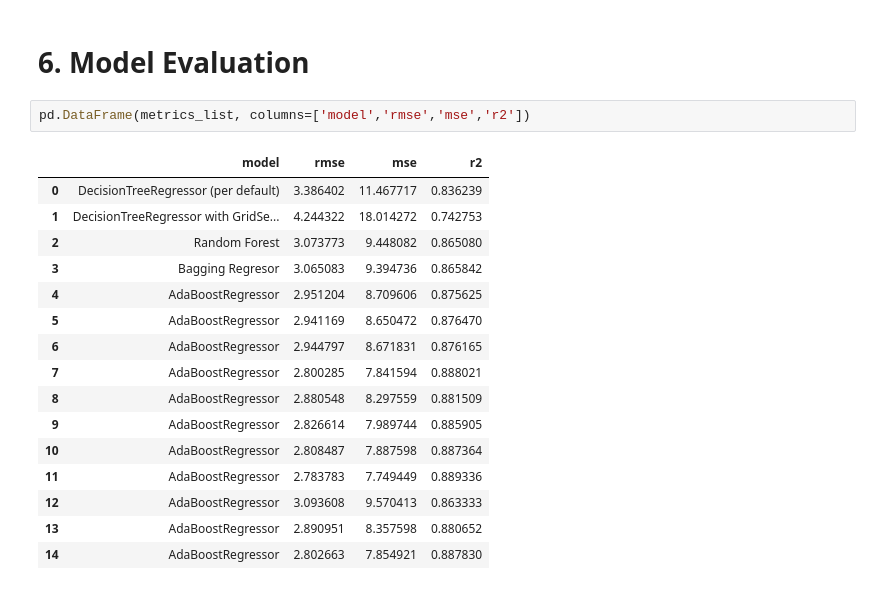
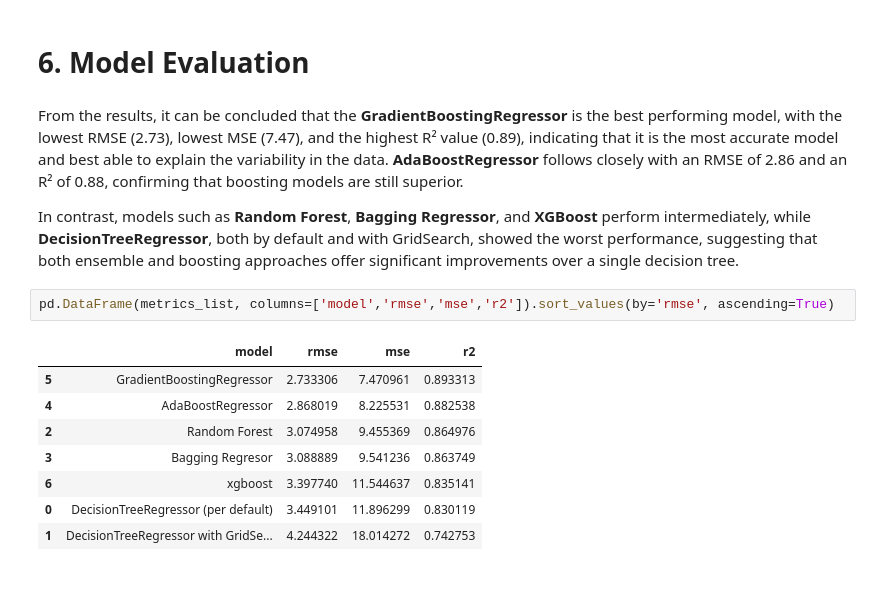
Before and after one commit to haroldeustaquio/Machine-Learning, a Jupyter notebook: Trees_and_Ensemble/Regression/Housing-Price-Prediction/testing.ipynb, the cells around one changed output. Drawn from its saved outputs; the diff is of its cells as text.

Commit message:
complete miniproject with ensamble models ... 100%

```diff
--- a/Trees_and_Ensemble/Regression/Housing-Price-Prediction/testing.ipynb
+++ b/Trees_and_Ensemble/Regression/Housing-Price-Prediction/testing.ipynb
@@ -236,21 +258,17 @@ residual_plot(y_test,predictions_6, gb)
 # %% [markdown]
 # 6. Model Evaluation
+# %% [markdown]
+From the results, it can be concluded that the **GradientBoostingRegressor** is the best performing model, with the lowest RMSE (2.73), lowest MSE (7.47), and the highest R² value (0.89), indicating that it is the most accurate model and best able to explain the variability in the data. **AdaBoostRegressor** follows closely with an RMSE of 2.86 and an R² of 0.88, confirming that boosting models are still superior.
+
+In contrast, models such as **Random Forest**, **Bagging Regressor**, and **XGBoost** perform intermediately, while **DecisionTreeRegressor**, both by default and with GridSearch, showed the worst performance, suggesting that both ensemble and boosting approaches offer significant improvements over a single decision tree.
 # %%
-pd.DataFrame(metrics_list, columns=['model','rmse','mse','r2'])
+pd.DataFrame(metrics_list, columns=['model','rmse','mse','r2']).sort_values(by='rmse', ascending=True)
 # %% [output]
 |  | model | rmse | mse | r2 |
-| 0 | DecisionTreeRegressor (per default) | 3.386402 | 11.467717 | 0.836239 |
+| 5 | GradientBoostingRegressor | 2.733306 | 7.470961 | 0.893313 |
+| 4 | AdaBoostRegressor | 2.868019 | 8.225531 | 0.882538 |
+| 2 | Random Forest | 3.074958 | 9.455369 | 0.864976 |
+| 3 | Bagging Regresor | 3.088889 | 9.541236 | 0.863749 |
+| 6 | xgboost | 3.397740 | 11.544637 | 0.835141 |
+| 0 | DecisionTreeRegressor (per default) | 3.449101 | 11.896299 | 0.830119 |
 | 1 | DecisionTreeRegressor with GridSe... | 4.244322 | 18.014272 | 0.742753 |
-| 2 | Random Forest | 3.073773 | 9.448082 | 0.865080 |
-| 3 | Bagging Regresor | 3.065083 | 9.394736 | 0.865842 |
-| 4 | AdaBoostRegressor | 2.951204 | 8.709606 | 0.875625 |
-| 5 | AdaBoostRegressor | 2.941169 | 8.650472 | 0.876470 |
-| 6 | AdaBoostRegressor | 2.944797 | 8.671831 | 0.876165 |
-| 7 | AdaBoostRegressor | 2.800285 | 7.841594 | 0.888021 |
-| 8 | AdaBoostRegressor | 2.880548 | 8.297559 | 0.881509 |
-| 9 | AdaBoostRegressor | 2.826614 | 7.989744 | 0.885905 |
-| 10 | AdaBoostRegressor | 2.808487 | 7.887598 | 0.887364 |
-| 11 | AdaBoostRegressor | 2.783783 | 7.749449 | 0.889336 |
-| 12 | AdaBoostRegressor | 3.093608 | 9.570413 | 0.863333 |
-| 13 | AdaBoostRegressor | 2.890951 | 8.357598 | 0.880652 |
-| 14 | AdaBoostRegressor | 2.802663 | 7.854921 | 0.887830 |
```
Also changed, not shown: parts of 23 cells of this notebook.
